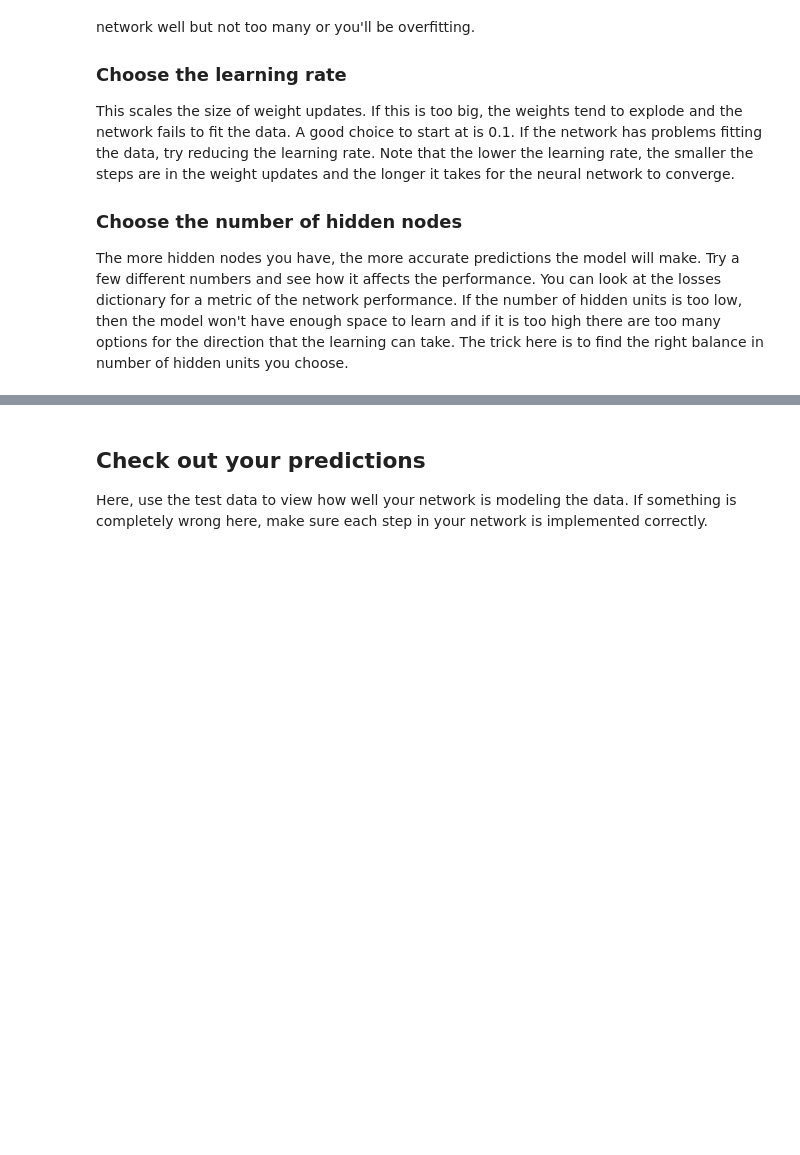
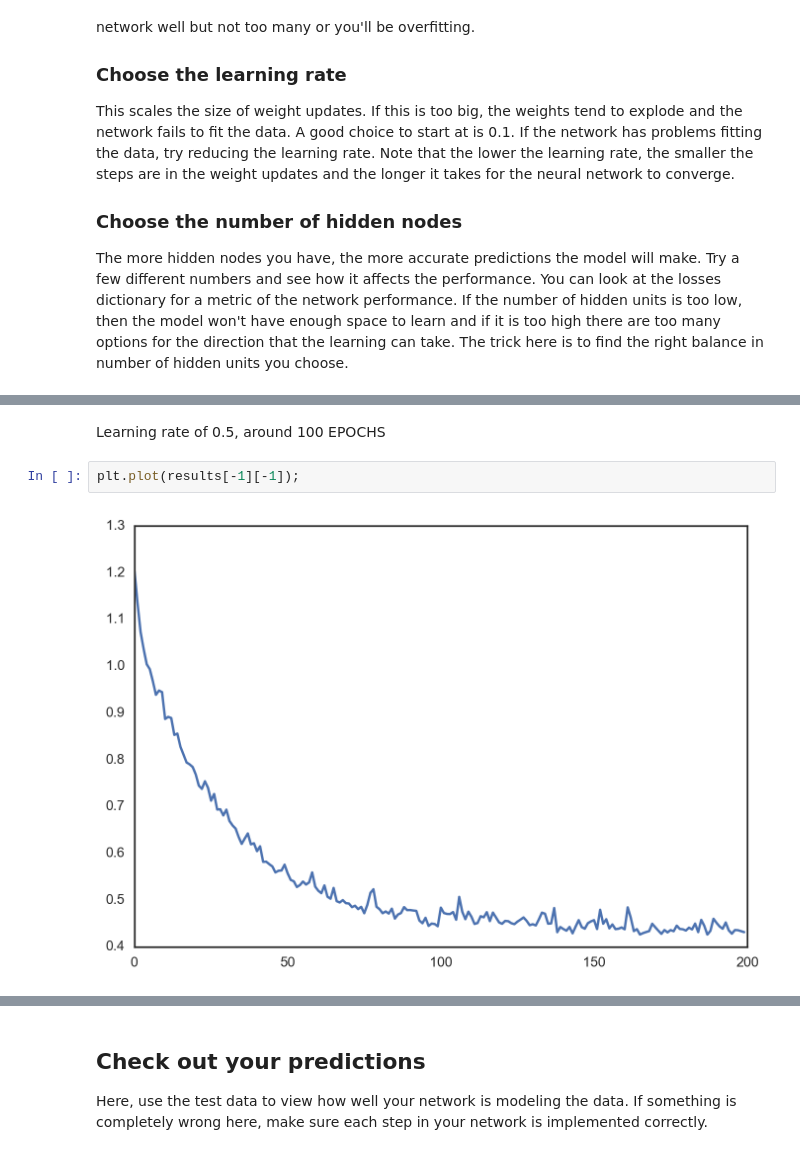
Before and after one commit to cristinaserrano/20170204_Forecast-bycicle-riders, a Jupyter notebook: Forecast bicycle riders.ipynb, the cells around one changed output, grey strips where cells are left out. Saved outputs shown, nothing was run; the diff lists cells and outputs as text; blank space fills up the shorter version.

```diff
--- a/Forecast bicycle riders.ipynb
+++ b/Forecast bicycle riders.ipynb
@@ -208,3 +229,9 @@ The more hidden nodes you have, the more accurate predictions the model will mak
+# %% [markdown]
+Learning rate of 0.5, around 100 EPOCHS
+# %%
+plt.plot(results[-1][-1]);
+# %% [output]
+[figure, added]
 # %%
 %%time
 
```
Also changed, not shown: parts of 11 cells of this notebook, 10 other files.
